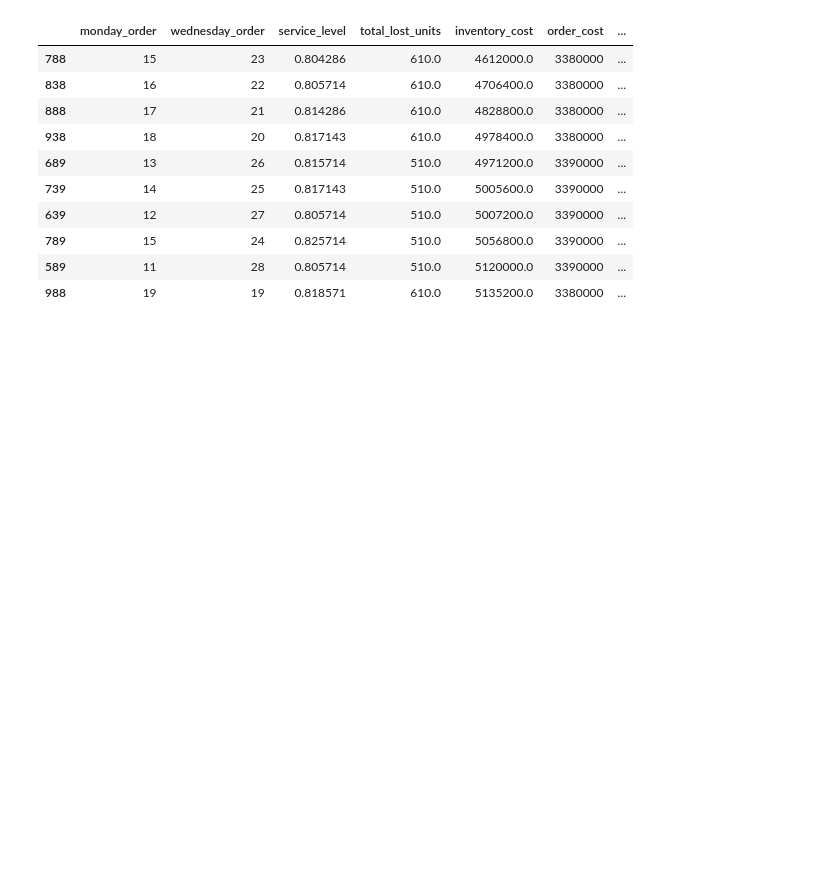
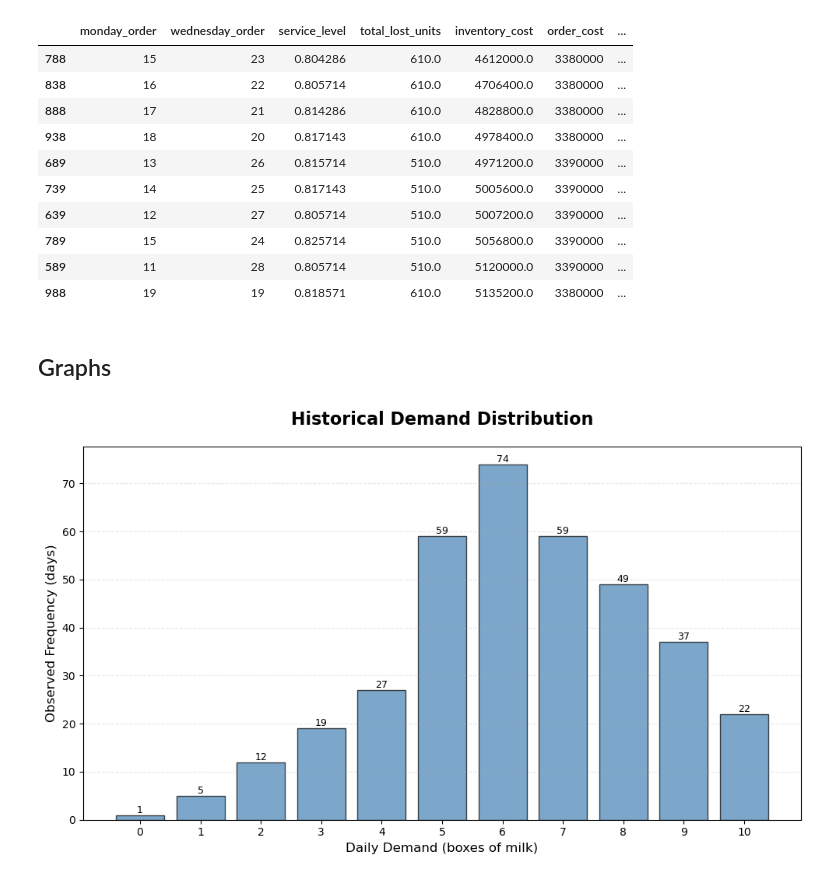
Before and after one commit to evinracher/3010192-advanced-simulation, a Jupyter notebook: assignments/assignments2-montecarlo.ipynb, the cells around one changed output. Drawn from its saved outputs; the diff is of its cells as text; code cells hidden in the pictures; blank space fills up the shorter version.

```diff
--- a/assignments/assignments2-montecarlo.ipynb
+++ b/assignments/assignments2-montecarlo.ipynb
@@ -425,3 +425,40 @@ Top 10 Feasible Policies (sorted by total cost):
 | 789 | 15 | 24 | 0.825714 | 510.0 | 5056800.0 | 3390000 | ... |
 | 589 | 11 | 28 | 0.805714 | 510.0 | 5120000.0 | 3390000 | ... |
 | 988 | 19 | 19 | 0.818571 | 610.0 | 5135200.0 | 3380000 | ... |
+# %% [markdown]
+## Graphs
+# %%
+# Plot the historical demand distribution
+
+import matplotlib.pyplot as plt
+
+# Create figure with appropriate size
+plt.figure(figsize=(10, 6))
+
+# Create bar chart
+# X-axis: demand values (number of boxes)
+# Y-axis: observed frequency (number of days)
+plt.bar(demand_values, frequencies, color='steelblue', edgecolor='black', alpha=0.7)
+
+# Add title and axis labels
+plt.title('Historical Demand Distribution', fontsize=16, fontweight='bold', pad=20)
+plt.xlabel('Daily Demand (boxes of milk)', fontsize=12)
+plt.ylabel('Observed Frequency (days)', fontsize=12)
+
+# Add grid for better readability
+plt.grid(axis='y', alpha=0.3, linestyle='--')
+
+# Ensure x-axis shows all demand values
+plt.xticks(demand_values)
+
+# Add value labels on top of each bar
+for i, (demand, freq) in enumerate(zip(demand_values, frequencies)):
+    plt.text(demand, freq, str(freq), ha='center', va='bottom', fontsize=9)
+
+# Adjust layout to prevent label cutoff
+plt.tight_layout()
+
+# Display the plot
+plt.show()
+# %% [output]
+[figure, added]
```
Also changed, not shown: parts of 5 cells of this notebook.
